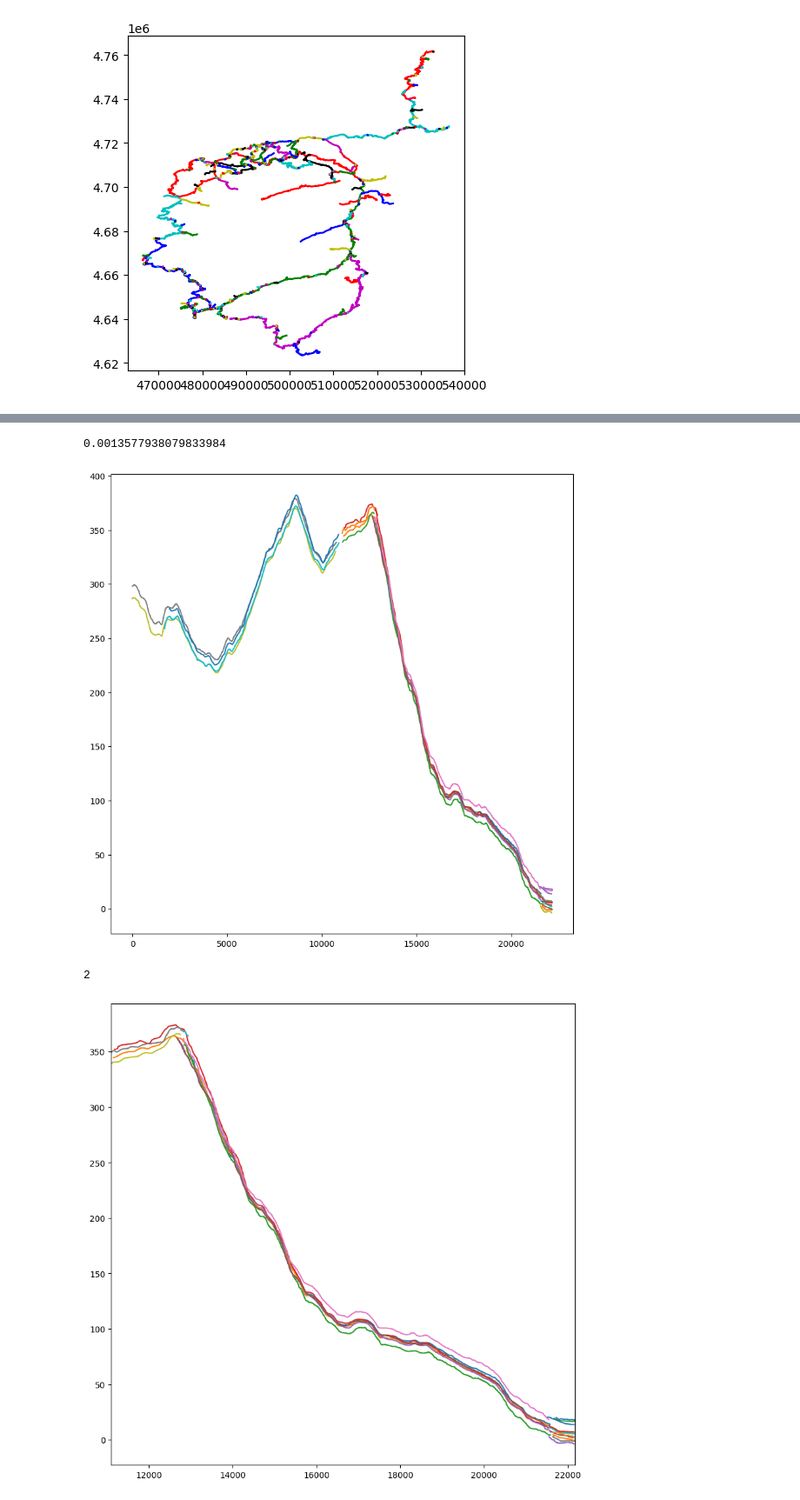
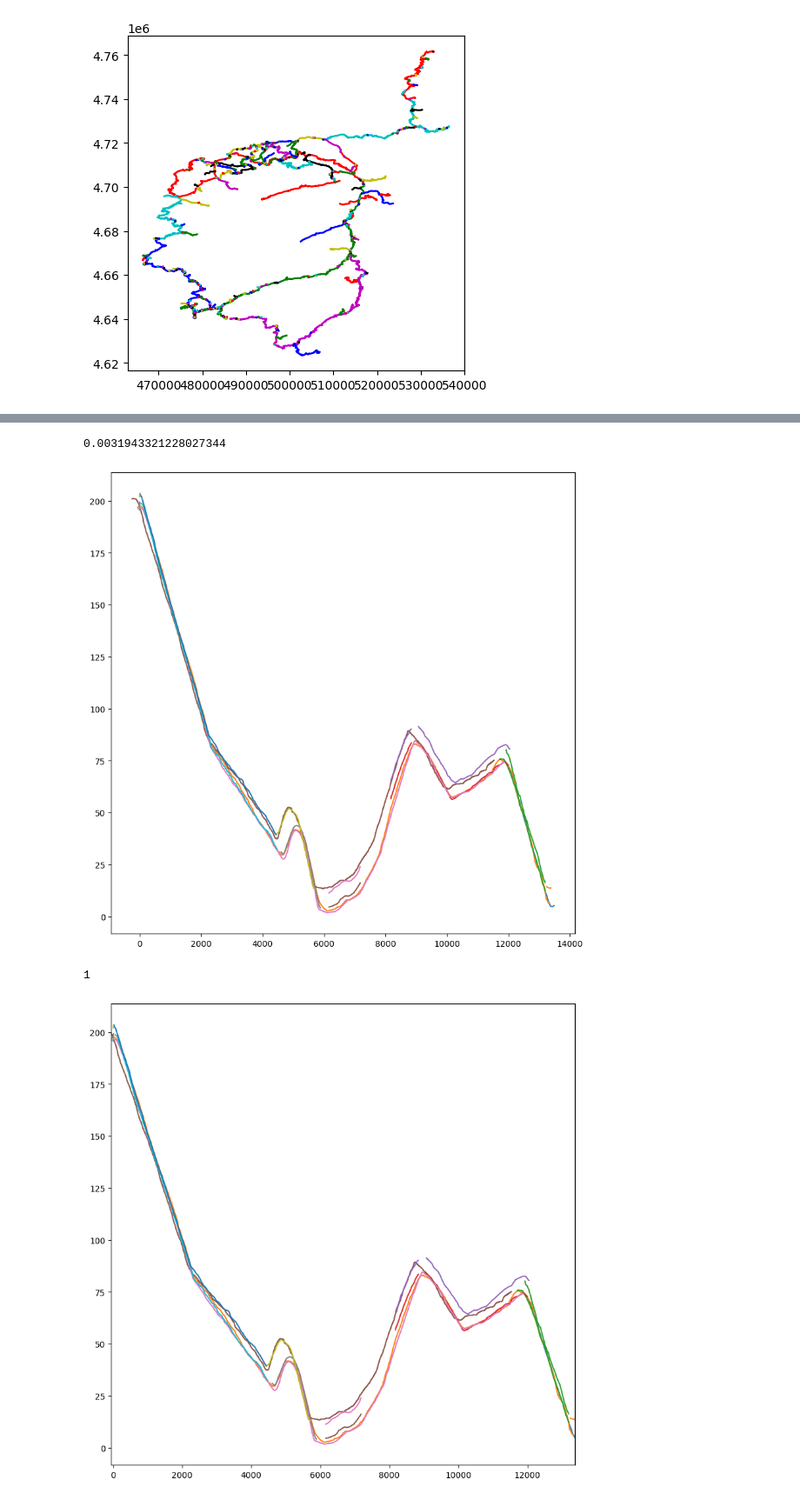
Before and after one commit to pierremennesson/garmin_elevation_process, a Jupyter notebook: graph_decomposition.ipynb, the cells around one changed output, grey strips where cells are left out. Shown at 87% size. Drawn from its saved outputs; the diff is of its cells as text; code cells hidden in the pictures.

```diff
--- a/graph_decomposition.ipynb
+++ b/graph_decomposition.ipynb
@@ -149,5 +149,6 @@ for k,path in enumerate(paths[:]):
 # %% [output]
 [figure]
 # %%
-path=paths[4]
+path=paths[3]
 len(path)
+path=path[:]
@@ -226,21 +225,21 @@ print(t2-t1)
 for meta_segment in corrected_meta_segments:
     plt.plot(meta_segment['X'],meta_segment['Y'])
 # %% [output]
-0.0013577938079833984
+0.0031943321228027344
-[figure, old version]
+[figure, new version]
 # %%
 cover,extremities=get_cover(corrected_meta_segments,min_count=2)
 len(cover)
 # %% [output]
-2
+1
 # %%
-i=1
+i=0
 sub_meta_segments=[corrected_meta_segments[k] for k in cover[i]]
 x_min,x_max=extremities[i]
 plt.xlim(x_min,x_max)
 for meta_segment in sub_meta_segments:
     plt.plot(meta_segment['X'],meta_segment['Y'])
 # %% [output]
-[figure, old version]
+[figure, new version]
 # %%
 plt.xlim(x_min,x_max)
```
Also changed, not shown: parts of 19 cells of this notebook, 6 other files.
